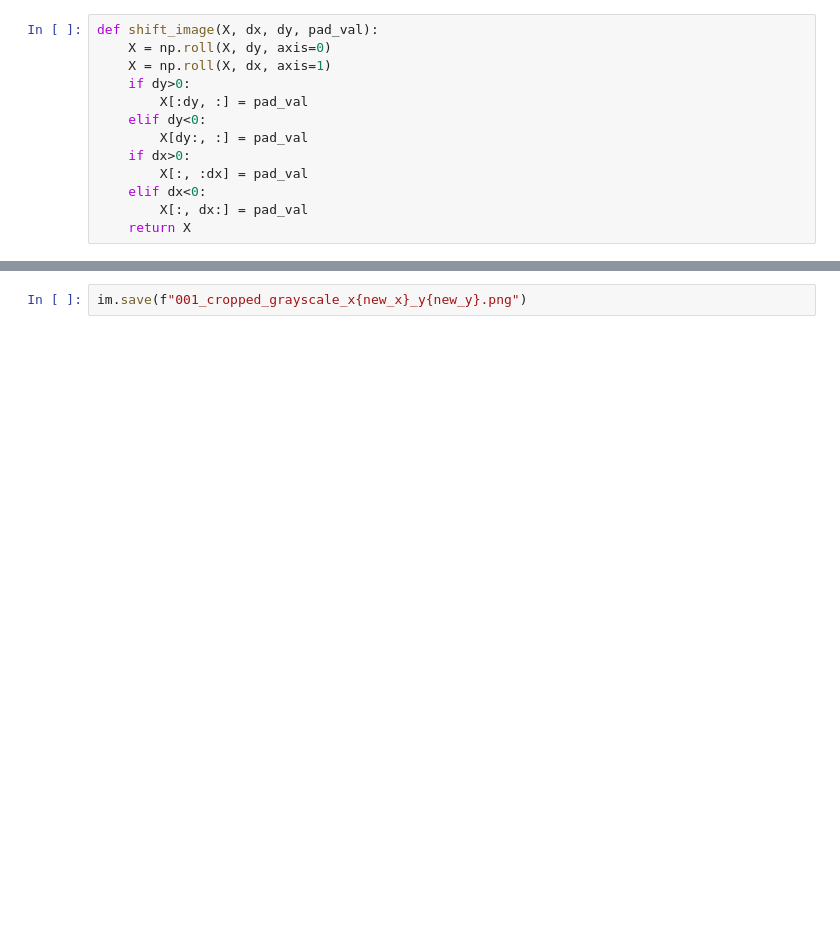
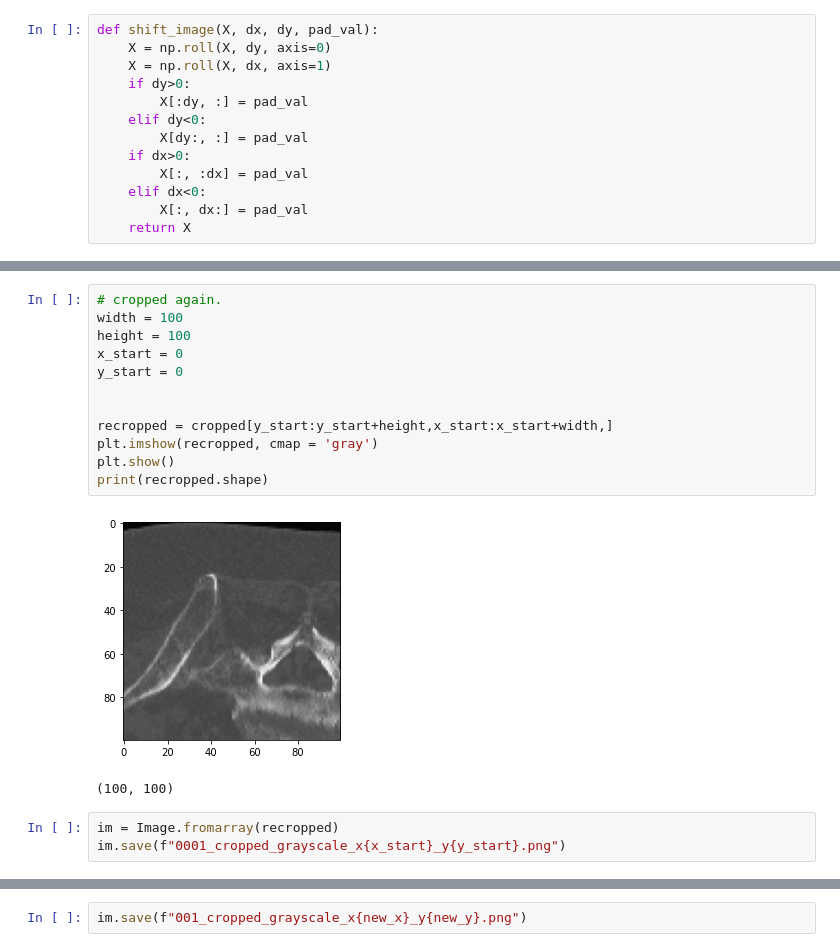
Before and after one commit to aasong113/CT_View_Planning_DeepRL, a Jupyter notebook: gym-child_thresholded_NN/Image_metrics_viewer.ipynb, the cells around one changed output, grey strips where cells are left out. Saved outputs shown, nothing was run; the diff lists cells and outputs as text; blank space fills up the shorter version.

```diff
--- a/gym-child_thresholded_NN/Image_metrics_viewer.ipynb
+++ b/gym-child_thresholded_NN/Image_metrics_viewer.ipynb
@@ -50 +76,19 @@ plt.show()
+# %%
+# cropped again.
+width = 100
+height = 100
+x_start = 0
+y_start = 0
+
+
+recropped = cropped[y_start:y_start+height,x_start:x_start+width,]
+plt.imshow(recropped, cmap = 'gray')
+plt.show()
+print(recropped.shape)
+# %% [output]
+[figure, added]
+(100, 100)
+# %%
+im = Image.fromarray(recropped)
+im.save(f"0001_cropped_grayscale_x{x_start}_y{y_start}.png")
 # %%
```
Also changed, not shown: parts of 5 cells of this notebook, 17 other files.
